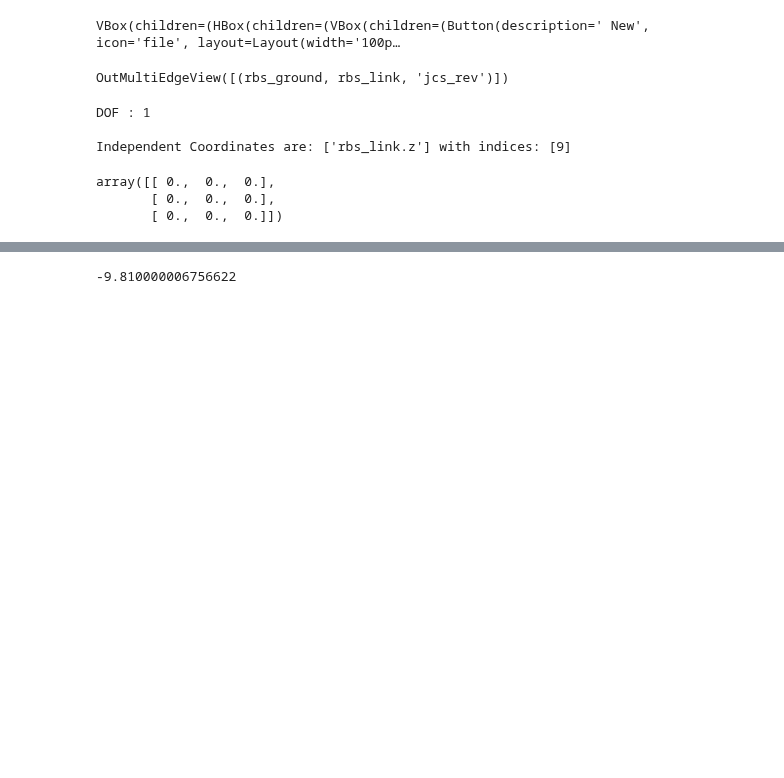
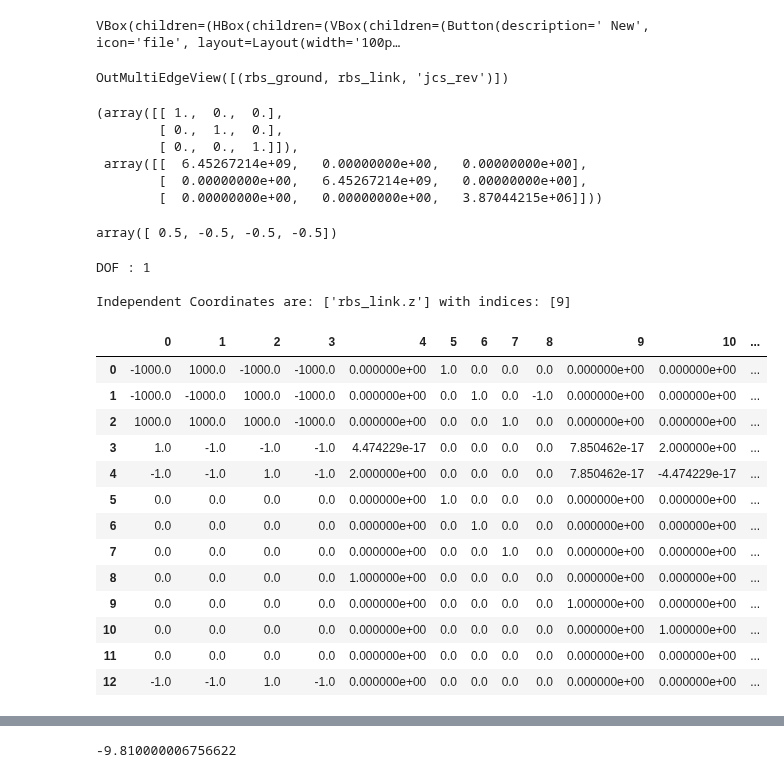
Before and after one commit to khaledghobashy/asurt_cdt, a Jupyter notebook: models/fourbar/fourbar.ipynb, the cells around one changed output, grey strips where cells are left out. Saved outputs shown, nothing was run; the diff lists cells and outputs as text; code cells hidden in the pictures; blank space fills up the shorter version.

```diff
--- a/models/fourbar/fourbar.ipynb
+++ b/models/fourbar/fourbar.ipynb
@@ -446,3 +469,19 @@ def dds(q0,qd0,system_equations,time_array):
+# %%
+principle_inertia(m.bodies['rbs_link'].J)
+# %% [output]
+(array([[ 1.,  0.,  0.],
+        [ 0.,  1.,  0.],
+        [ 0.,  0.,  1.]]),
+ array([[  6.45267214e+09,   0.00000000e+00,   0.00000000e+00],
+        [  0.00000000e+00,   6.45267214e+09,   0.00000000e+00],
+        [  0.00000000e+00,   0.00000000e+00,   3.87044215e+06]]))
+# %%
+a = np.array([[0,-1,0],
+              [0, 0,1],
+              [1,0, 0]])
+dcm2ep(a)
+# %% [output]
+array([ 0.5, -0.5, -0.5, -0.5])
 # %%
 q0=pd.concat([i.q0 for i in m.topology.nodes])
 qd0 = 0*q0
@@ -534,12 +573,41 @@ qdd_d = (perm_matrix@qdd0n)[:-dof]
 DOF : 1
 
 Independent Coordinates are: ['rbs_link.z'] with indices: [9]
-# %%
-m.bodies['rbs_ground'].J
-# %% [output]
-array([[ 0.,  0.,  0.],
-       [ 0.,  0.,  0.],
-       [ 0.,  0.,  0.]])
+# %%
+Mp  = perm_matrix@M@perm_matrix.T
+Mii = Mp[-dof:,-dof:]
+Mid = Mp[-dof:,:-dof]
+Mdd = Mp[:-dof,:-dof]
+Mdi = Mp[:-dof,-dof:]
+
+Qtp = perm_matrix@Qt
+Qti = Qtp[-dof:]
+
+Cqp = J@perm_matrix.T
+Cqd = Cqp[:,:-dof]
+Cqi = Cqp[:,-dof:]
+
+#H = -1*sc.sparse.linalg.inv(Cqd)@Cqi
+
+qdd_d = (perm_matrix@qdd0n)[:-dof]
+
+#Mcab = Mii+(Mid@H)+H.T@(Mdi+Mdd@H)
+pd.DataFrame(Cqd.A)
+# %% [output]
+|  | 0 | 1 | 2 | 3 | 4 | 5 | 6 | 7 | 8 | 9 | 10 | ... |
+| 0 | -1000.0 | 1000.0 | -1000.0 | -1000.0 | 0.000000e+00 | 1.0 | 0.0 | 0.0 | 0.0 | 0.000000e+00 | 0.000000e+00 | ... |
+| 1 | -1000.0 | -1000.0 | 1000.0 | -1000.0 | 0.000000e+00 | 0.0 | 1.0 | 0.0 | -1.0 | 0.000000e+00 | 0.000000e+00 | ... |
+| 2 | 1000.0 | 1000.0 | 1000.0 | -1000.0 | 0.000000e+00 | 0.0 | 0.0 | 1.0 | 0.0 | 0.000000e+00 | 0.000000e+00 | ... |
+| 3 | 1.0 | -1.0 | -1.0 | -1.0 | 4.474229e-17 | 0.0 | 0.0 | 0.0 | 0.0 | 7.850462e-17 | 2.000000e+00 | ... |
+| 4 | -1.0 | -1.0 | 1.0 | -1.0 | 2.000000e+00 | 0.0 | 0.0 | 0.0 | 0.0 | 7.850462e-17 | -4.474229e-17 | ... |
+| 5 | 0.0 | 0.0 | 0.0 | 0.0 | 0.000000e+00 | 1.0 | 0.0 | 0.0 | 0.0 | 0.000000e+00 | 0.000000e+00 | ... |
+| 6 | 0.0 | 0.0 | 0.0 | 0.0 | 0.000000e+00 | 0.0 | 1.0 | 0.0 | 0.0 | 0.000000e+00 | 0.000000e+00 | ... |
+| 7 | 0.0 | 0.0 | 0.0 | 0.0 | 0.000000e+00 | 0.0 | 0.0 | 1.0 | 0.0 | 0.000000e+00 | 0.000000e+00 | ... |
+| 8 | 0.0 | 0.0 | 0.0 | 0.0 | 1.000000e+00 | 0.0 | 0.0 | 0.0 | 0.0 | 0.000000e+00 | 0.000000e+00 | ... |
+| 9 | 0.0 | 0.0 | 0.0 | 0.0 | 0.000000e+00 | 0.0 | 0.0 | 0.0 | 0.0 | 1.000000e+00 | 0.000000e+00 | ... |
+| 10 | 0.0 | 0.0 | 0.0 | 0.0 | 0.000000e+00 | 0.0 | 0.0 | 0.0 | 0.0 | 0.000000e+00 | 1.000000e+00 | ... |
+| 11 | 0.0 | 0.0 | 0.0 | 0.0 | 0.000000e+00 | 0.0 | 0.0 | 0.0 | 0.0 | 0.000000e+00 | 0.000000e+00 | ... |
+| 12 | -1.0 | -1.0 | 1.0 | -1.0 | 0.000000e+00 | 0.0 | 0.0 | 0.0 | 0.0 | 0.000000e+00 | 0.000000e+00 | ... |
 # %%
 q0
 # %% [output]
```
Also changed, not shown: parts of 9 cells of this notebook, 2 other files.
